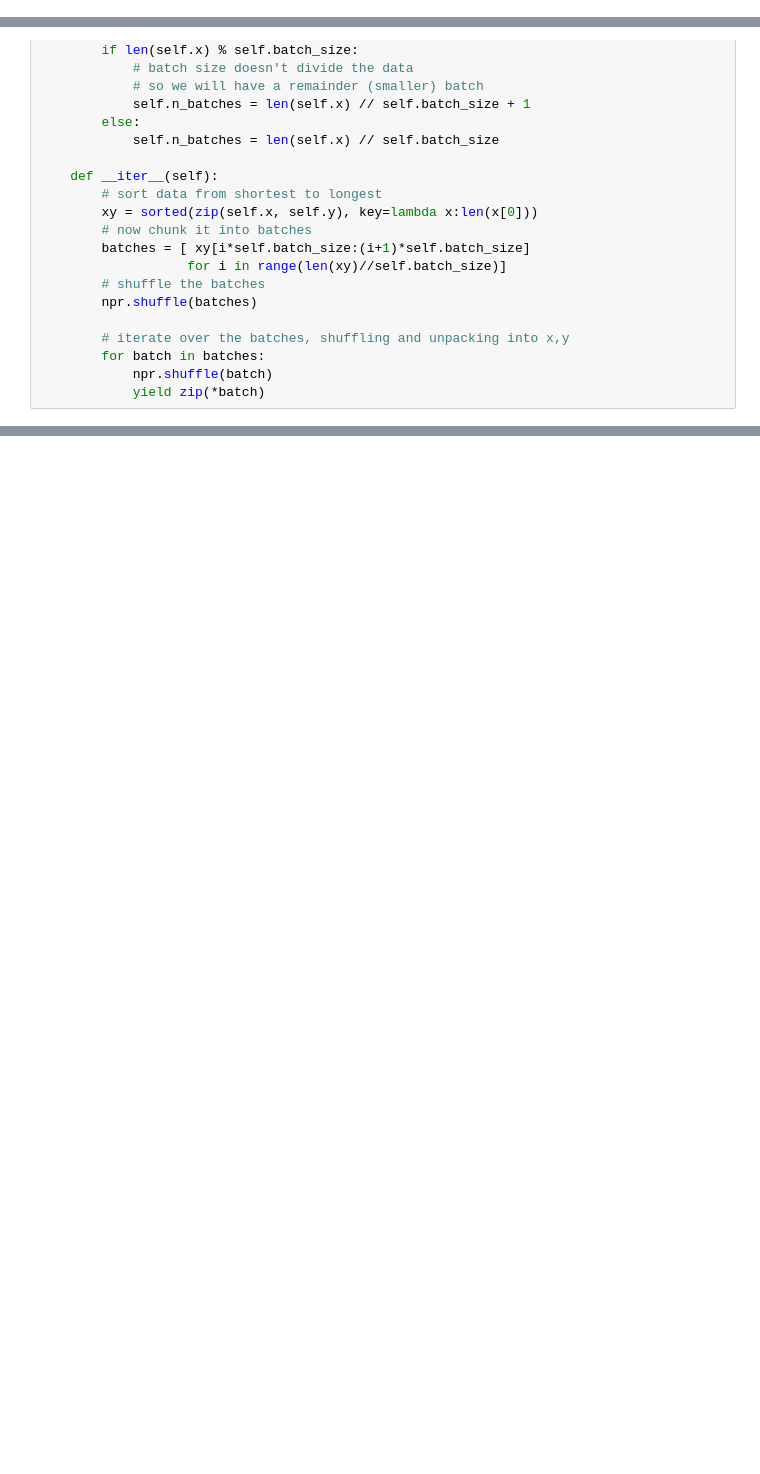
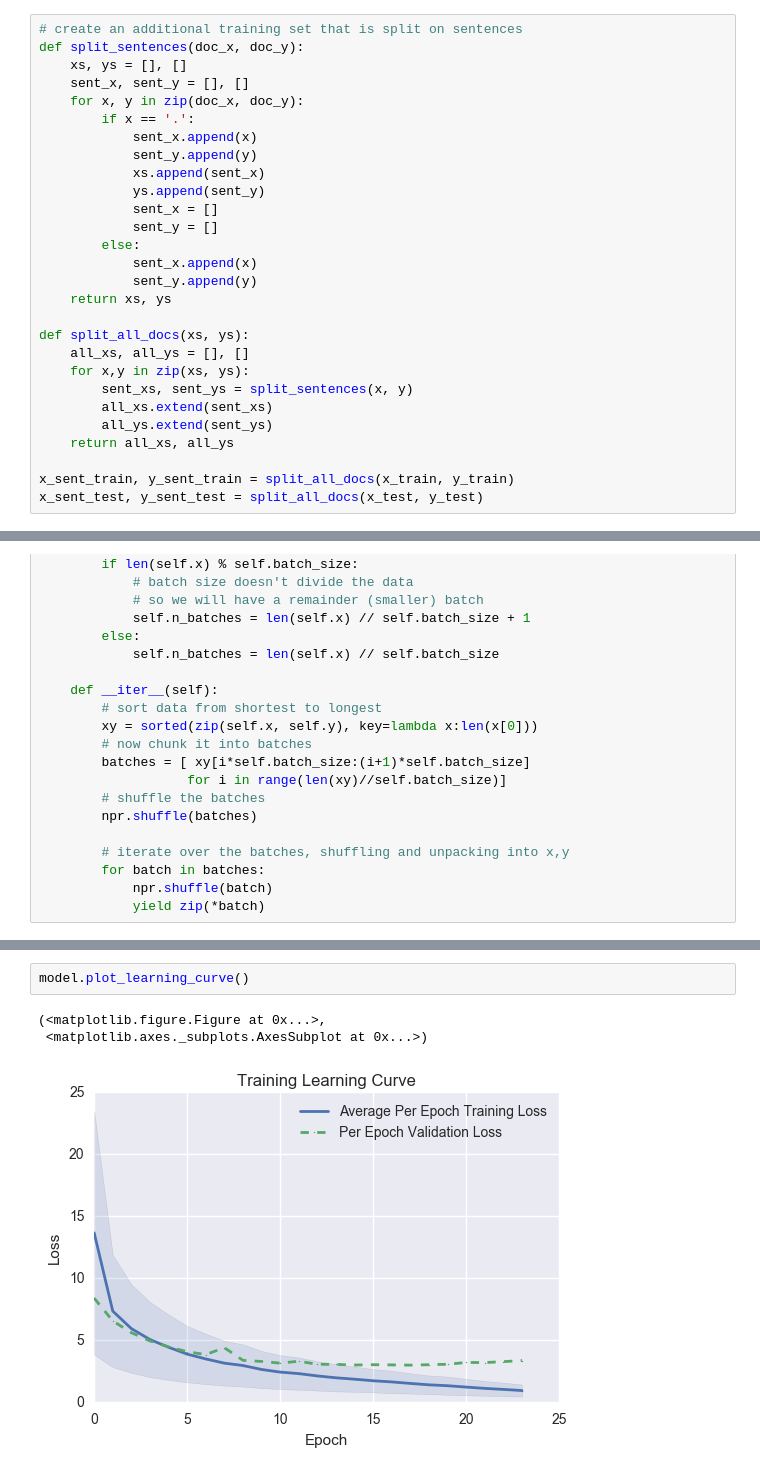
Before and after one commit to teffland/infonet, a Jupyter notebook: notebooks/ACE 05 IE.ipynb, the cells around one changed output, grey strips where cells are left out. Saved outputs shown, nothing was run; the diff lists cells and outputs as text; blank space fills up the shorter version.

```diff
--- a/notebooks/ACE 05 IE.ipynb
+++ b/notebooks/ACE 05 IE.ipynb
@@ -328,6 +338,34 @@ y_test = [d[1] for d in xy_test]
 print '{} train documents and {} test documents'.format(len(x_train), len(x_test))
 # %% [output]
 374 train documents and 161 test documents
+# %%
+# create an additional training set that is split on sentences
+def split_sentences(doc_x, doc_y):
+    xs, ys = [], []
+    sent_x, sent_y = [], []
+    for x, y in zip(doc_x, doc_y):
+        if x == '.':
+            sent_x.append(x)
+            sent_y.append(y)
+            xs.append(sent_x)
+            ys.append(sent_y)
+            sent_x = []
+            sent_y = []
+        else:
+            sent_x.append(x)
+            sent_y.append(y)
+    return xs, ys
+
+def split_all_docs(xs, ys):
+    all_xs, all_ys = [], []
+    for x,y in zip(xs, ys):
+        sent_xs, sent_ys = split_sentences(x, y)
+        all_xs.extend(sent_xs)
+        all_ys.extend(sent_ys)
+    return all_xs, all_ys
+
+x_sent_train, y_sent_train = split_all_docs(x_train, y_train)
+x_sent_test, y_sent_test = split_all_docs(x_test, y_test)
 # %%
 # before we do conversions, we need to drop unfrequent words from the vocab and reindex it
 token_vocab.drop_infrequent()
@@ -752,0 +1093,6 @@ Total train time 24 sec for 337 instances
+# %%
+model.plot_learning_curve()
+# %% [output]
+(<matplotlib.figure.Figure at 0x...>,
+ <matplotlib.axes._subplots.AxesSubplot at 0x...>)
+[figure, added]
```
Also changed, not shown: parts of 16 cells of this notebook, 2 other files.
